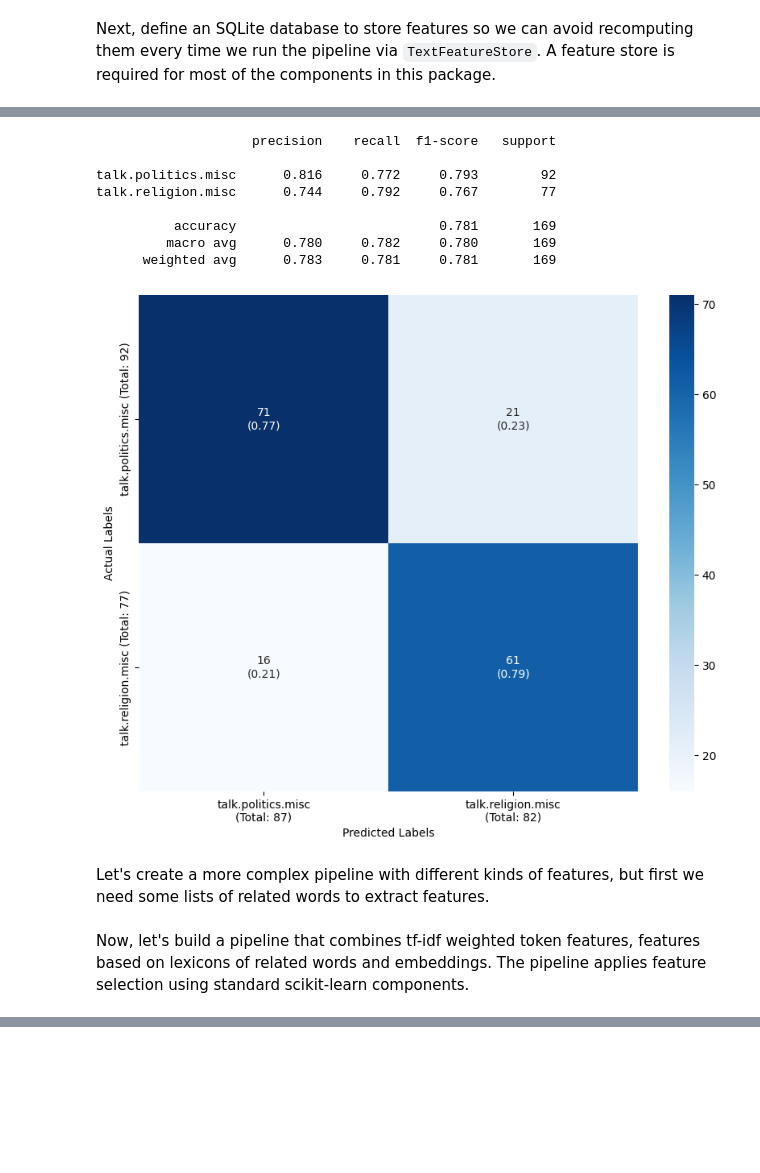
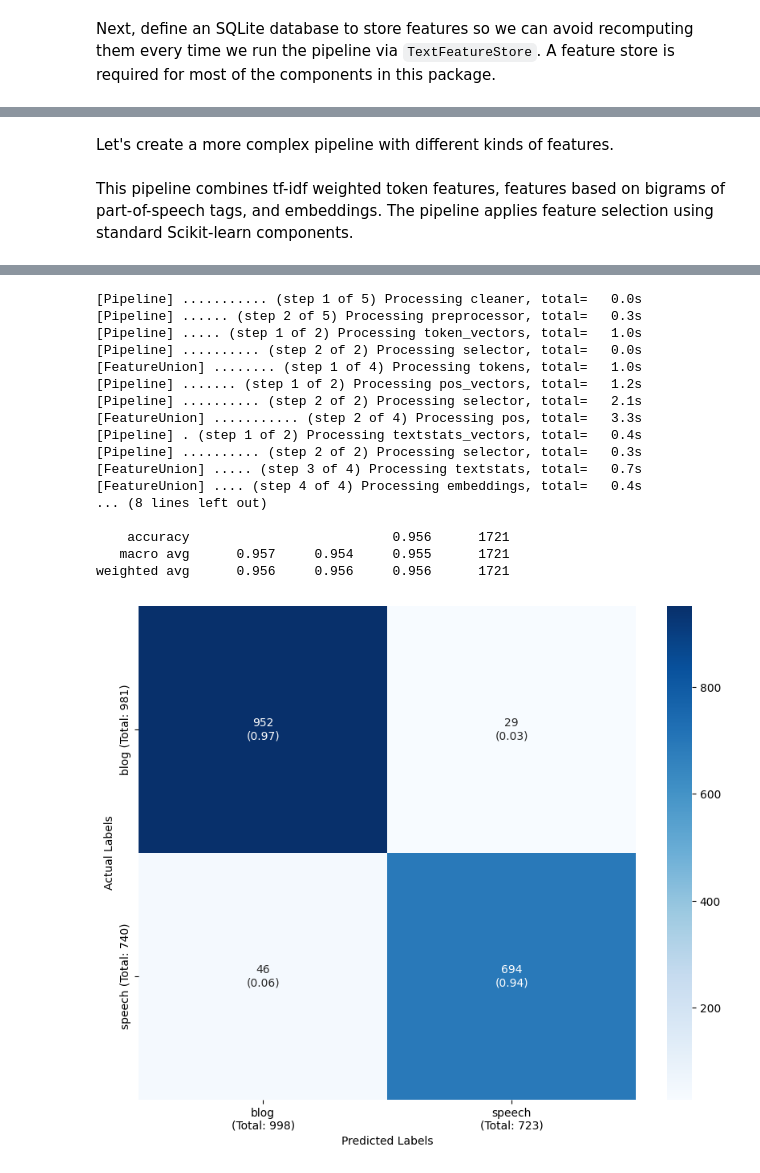
Before and after one commit to polsci/textplumber, a Jupyter notebook: nbs/basic-introduction.ipynb, the cells around one changed output, grey strips where cells are left out. Saved outputs shown, nothing was run; the diff lists cells and outputs as text; code cells hidden in the pictures; blank space fills up the shorter version.

```diff
--- a/nbs/basic-introduction.ipynb
+++ b/nbs/basic-introduction.ipynb
@@ -91,16 +84,2 @@ We can evaluate the model on the test set. To output a nice confusion matrix use
-# %%
-y_pred = pipeline.predict(X_test)
-print(classification_report(y_test, y_pred, labels = target_classes, target_names = target_names, digits=3))
-plot_confusion_matrix(y_test, y_pred, target_classes, target_names)
-# %% [output]
-                    precision    recall  f1-score   support
-
-talk.politics.misc      0.816     0.772     0.793        92
-talk.religion.misc      0.744     0.792     0.767        77
-
-          accuracy                          0.781       169
-         macro avg      0.780     0.782     0.780       169
-      weighted avg      0.783     0.781     0.781       169
-[figure, removed]
 # %% [markdown]
-Let's create a more complex pipeline with different kinds of features, but first we need some lists of related words to extract features.
+Let's create a more complex pipeline with different kinds of features.
@@ -109,30 +86,43 @@ empath_lexicons = get_empath_lexicons()
 # %% [markdown]
-Now, let's build a pipeline that combines tf-idf weighted token features, features based on lexicons of related words and embeddings. The pipeline applies feature selection using standard scikit-learn components.
+This pipeline combines tf-idf weighted token features, features based on bigrams of part-of-speech tags, and embeddings. The pipeline applies feature selection using standard Scikit-learn components.
 # %%
 pipeline = Pipeline([
-    ('cleaner', TextCleaner(strip_whitespace=True)),
-    ('preprocessor', SpacyPreprocessor(feature_store=feature_store)),
-    ('features', FeatureUnion([
+	('cleaner', TextCleaner(strip_whitespace=True)),
+	('preprocessor', SpacyPreprocessor(feature_store=feature_store, pos_tagset = 'detailed')),
+	('features', FeatureUnion([
 
-        ('tokens', Pipeline([
-            ('tokens_vectors',  TokensVectorizer(feature_store=feature_store, vectorizer_type = 'tfidf', lowercase=True, max_features=10000, ngram_range = (1, 2), remove_punctuation = True, remove_numbers=True, min_token_length=2)),
-            ('selector', SelectKBest(score_func=chi2, k=200)),
-            ], verbose=True)
-        ),
+		('tokens', Pipeline([
+			('token_vectors',  TokensVectorizer(feature_store=feature_store, vectorizer_type='tfidf', max_features=200)),
+			('selector', SelectKBest(score_func=chi2, k=200)),
+			], verbose=True)
+		),
 
-		('lexicon',
+		('pos', Pipeline([
+			('pos_vectors',  POSVectorizer(feature_store=feature_store, ngram_range = (2, 2))),
+			('selector', SelectKBest(score_func=mutual_info_classif, k=120)),
+			], verbose=True)
+		),
+
+		('textstats',
 			Pipeline([
-				('lexicon_vectorizer', LexiconCountVectorizer(feature_store=feature_store, lexicons=empath_lexicons)),
-                ('selector', SelectKBest(score_func=mutual_info_classif, k=20)),
-				('scaler', StandardScaler(with_mean=False)),
+				('textstats_vectors', TextstatsTransformer(feature_store=feature_store)),
+				('selector', SelectKBest(score_func=mutual_info_classif, k=6)),
 				], verbose = True)),
 
-        ('embeddings', Model2VecEmbedder(feature_store=feature_store)),
-    ], verbose=True)),
-    ('classifier', LogisticRegression(max_iter=1000, random_state=4)),
+		('embeddings', Model2VecEmbedder(feature_store=feature_store)),
+	], verbose=True)),
+	('scaler', StandardScaler(with_mean=False)),
+	('classifier', LogisticRegression(max_iter=5000, random_state=4)),
 ], verbose=True)
 
 display(pipeline)
+
+pipeline.fit(X_train, y_train)
+y_pred = pipeline.predict(X_test)
+
+print()
+print(classification_report(y_test, y_pred, labels = target_classes, target_names = target_names, digits=3))
+plot_confusion_matrix(y_test, y_pred, target_classes, target_names)
 # %% [output]
 Pipeline(steps=[('cleaner', TextCleaner(strip_whitespace=True)),
                 ('preprocessor',
@@ -153,2 +146,20 @@ Pipeline(steps=[('cleaner', TextCleaner(strip_whitespace=True)),
          verbose=True)
+[Pipeline] ........... (step 1 of 5) Processing cleaner, total=   0.0s
+[Pipeline] ...... (step 2 of 5) Processing preprocessor, total=   0.3s
+[Pipeline] ..... (step 1 of 2) Processing token_vectors, total=   1.0s
+[Pipeline] .......... (step 2 of 2) Processing selector, total=   0.0s
+[FeatureUnion] ........ (step 1 of 4) Processing tokens, total=   1.0s
+[Pipeline] ....... (step 1 of 2) Processing pos_vectors, total=   1.2s
+[Pipeline] .......... (step 2 of 2) Processing selector, total=   2.1s
+[FeatureUnion] ........... (step 2 of 4) Processing pos, total=   3.3s
+[Pipeline] . (step 1 of 2) Processing textstats_vectors, total=   0.4s
+[Pipeline] .......... (step 2 of 2) Processing selector, total=   0.3s
+[FeatureUnion] ..... (step 3 of 4) Processing textstats, total=   0.7s
+[FeatureUnion] .... (step 4 of 4) Processing embeddings, total=   0.4s
+... (8 lines left out)
+
+    accuracy                          0.956      1721
+   macro avg      0.957     0.954     0.955      1721
+weighted avg      0.956     0.956     0.956      1721
+[figure, added]
 # %% [markdown]
```
Also changed, not shown: parts of 15 cells of this notebook.
